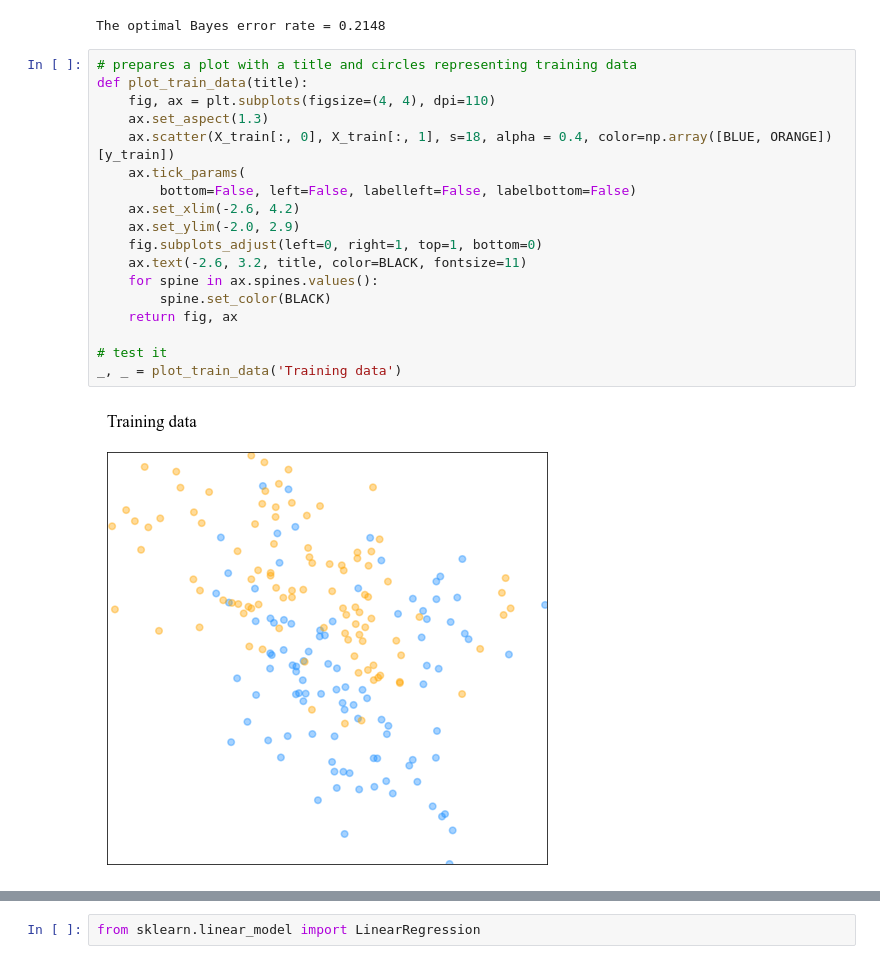
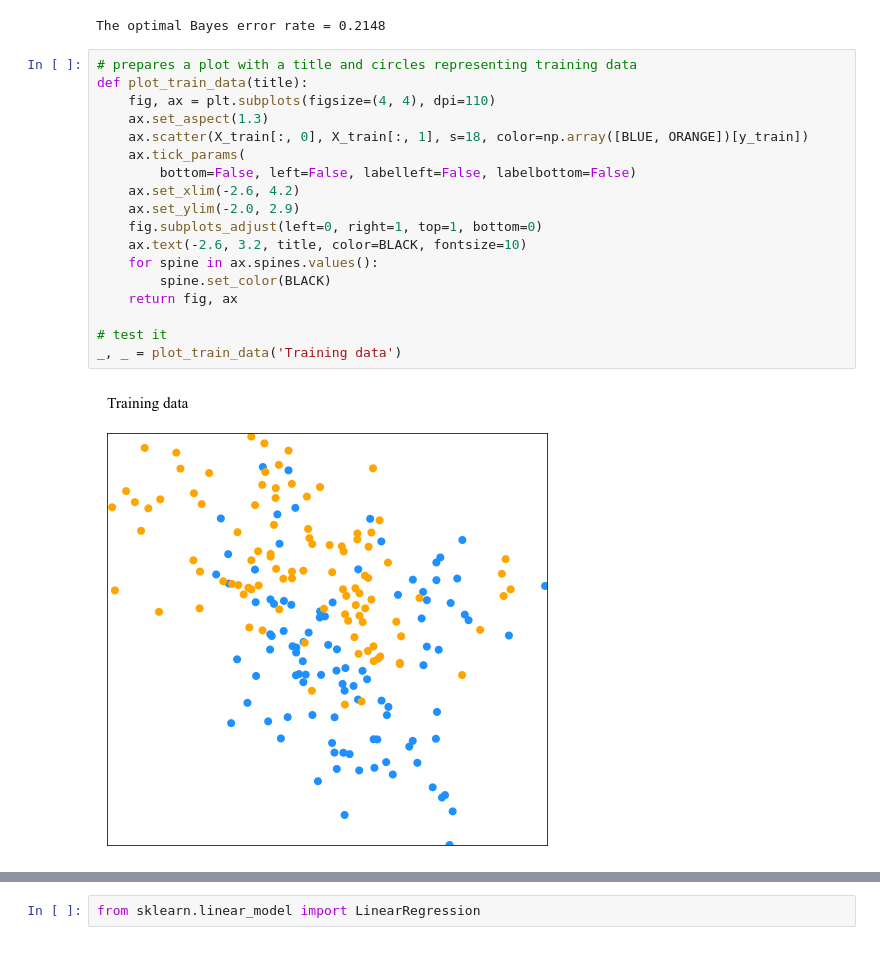
Before and after one commit to ChuckleQu/FYP---Midterm-Presentation---Generalization-of-Classification-Models, a Jupyter notebook: KNN.ipynb, the cells around one changed output, grey strips where cells are left out. Saved outputs shown, nothing was run; the diff lists cells and outputs as text.

```diff
--- a/KNN.ipynb
+++ b/KNN.ipynb
@@ -75,23 +75,23 @@ The optimal Bayes error rate = 0.2148
 # %%
 # prepares a plot with a title and circles representing training data
 def plot_train_data(title):
     fig, ax = plt.subplots(figsize=(4, 4), dpi=110)
     ax.set_aspect(1.3)
-    ax.scatter(X_train[:, 0], X_train[:, 1], s=18, alpha = 0.4, color=np.array([BLUE, ORANGE])[y_train])
+    ax.scatter(X_train[:, 0], X_train[:, 1], s=18, color=np.array([BLUE, ORANGE])[y_train])
     ax.tick_params(
         bottom=False, left=False, labelleft=False, labelbottom=False)
     ax.set_xlim(-2.6, 4.2)
     ax.set_ylim(-2.0, 2.9)
     fig.subplots_adjust(left=0, right=1, top=1, bottom=0)
-    ax.text(-2.6, 3.2, title, color=BLACK, fontsize=11)
+    ax.text(-2.6, 3.2, title, color=BLACK, fontsize=10)
     for spine in ax.spines.values():
         spine.set_color(BLACK)
     return fig, ax
 
 # test it
 _, _ = plot_train_data('Training data')
 # %% [output]
-[figure, old version]
+[figure, new version]
 # %%
 # given a model prediction function computes X points on n x n grid and the
 # corresponding predicted classes
```
Also changed, not shown: parts of 7 cells of this notebook.
